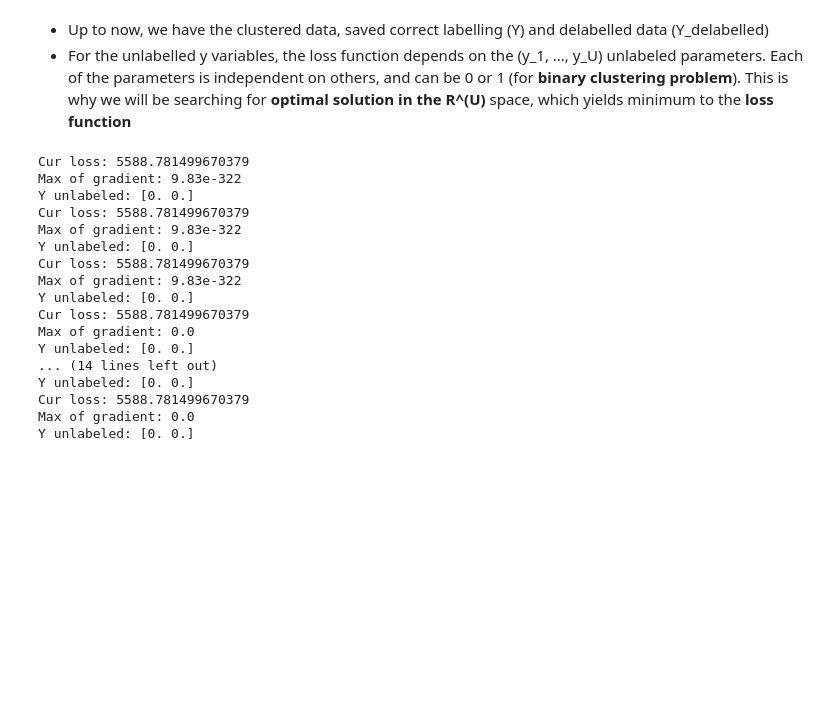
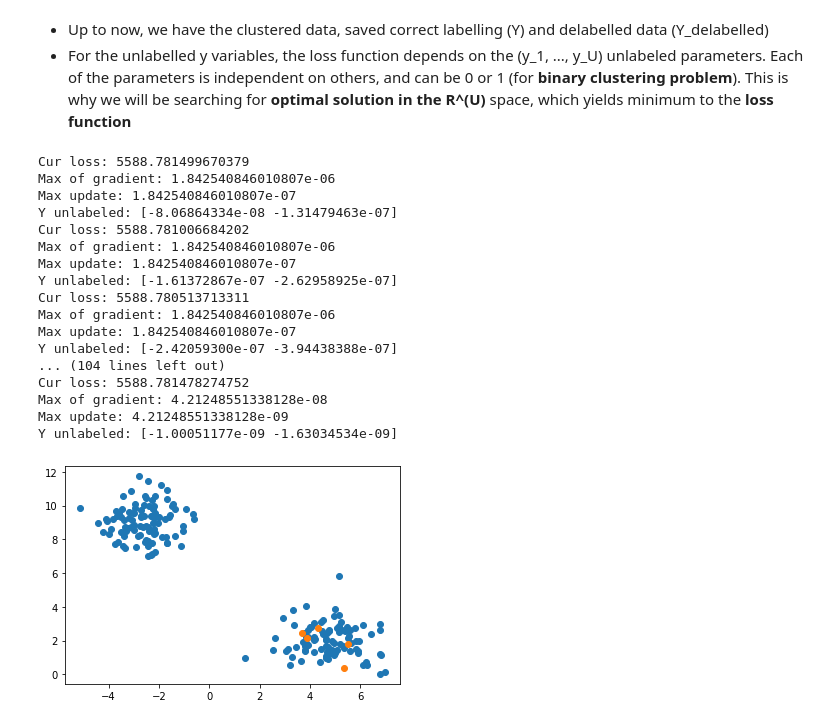
Before and after one commit to PashaIanko/Semi-Supervised-Labelling, a Jupyter notebook: main_notebook.ipynb, the cells around one changed output. Drawn from its saved outputs; the diff is of its cells as text; code cells hidden in the pictures; blank space fills up the shorter version.

```diff
--- a/main_notebook.ipynb
+++ b/main_notebook.ipynb
@@ -246,9 +249,9 @@ class GradientSolver:
         return Y_predict
 # %%
 grad_solver = GradientSolver(
-    iters_limit = 10,
+    iters_limit = 30,
     similarity_func = euclidian_similarity,
-    learning_rate = 0.01
+    learning_rate = 0.1
 )
 
 res = grad_solver.solve(
@@ -258,19 +261,36 @@ res = grad_solver.solve(
 )
 # %% [output]
 Cur loss: 5588.781499670379
-Max of gradient: 9.83e-322
-Y unlabeled: [0. 0.]
-Cur loss: 5588.781499670379
-Max of gradient: 9.83e-322
-Y unlabeled: [0. 0.]
-Cur loss: 5588.781499670379
-Max of gradient: 9.83e-322
-Y unlabeled: [0. 0.]
-Cur loss: 5588.781499670379
-Max of gradient: 0.0
-Y unlabeled: [0. 0.]
-... (14 lines left out)
-Y unlabeled: [0. 0.]
-Cur loss: 5588.781499670379
-Max of gradient: 0.0
-Y unlabeled: [0. 0.]
+Max of gradient: 1.842540846010807e-06
+Max update: 1.842540846010807e-07
+Y unlabeled: [-8.06864334e-08 -1.31479463e-07]
+Cur loss: 5588.781006684202
+Max of gradient: 1.842540846010807e-06
+Max update: 1.842540846010807e-07
+Y unlabeled: [-1.61372867e-07 -2.62958925e-07]
+Cur loss: 5588.780513713311
+Max of gradient: 1.842540846010807e-06
+Max update: 1.842540846010807e-07
+Y unlabeled: [-2.42059300e-07 -3.94438388e-07]
+... (104 lines left out)
+Cur loss: 5588.781478274752
+Max of gradient: 4.21248551338128e-08
+Max update: 4.21248551338128e-09
+Y unlabeled: [-1.00051177e-09 -1.63034534e-09]
+# %%
+res[res < 0.5] = 0
+res[res >= 0.5] = 1
+
+fig, ax = plt.subplots()
+
+clusters = np.unique(res)
+for c in clusters:
+    mask = res == c
+    subset = X[mask]
+    ax.scatter(
+        subset[:, 0],
+        subset[:, 1],
+        marker = 'o'
+    )
+# %% [output]
+[figure, added]
```
Also changed, not shown: parts of 1 cell of this notebook.
